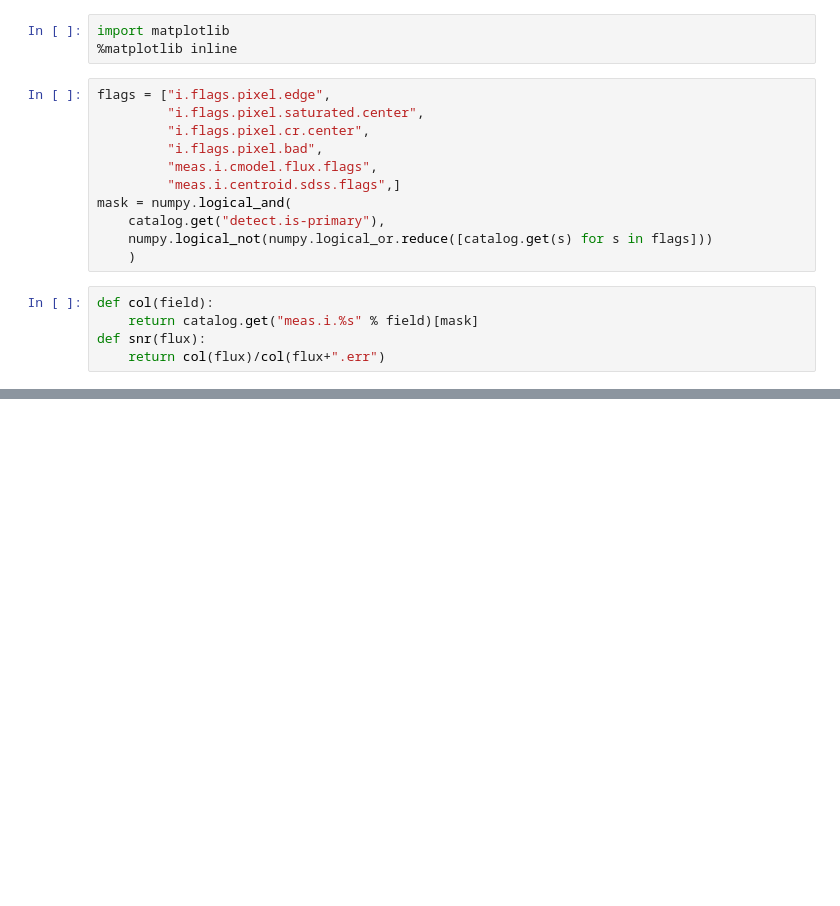
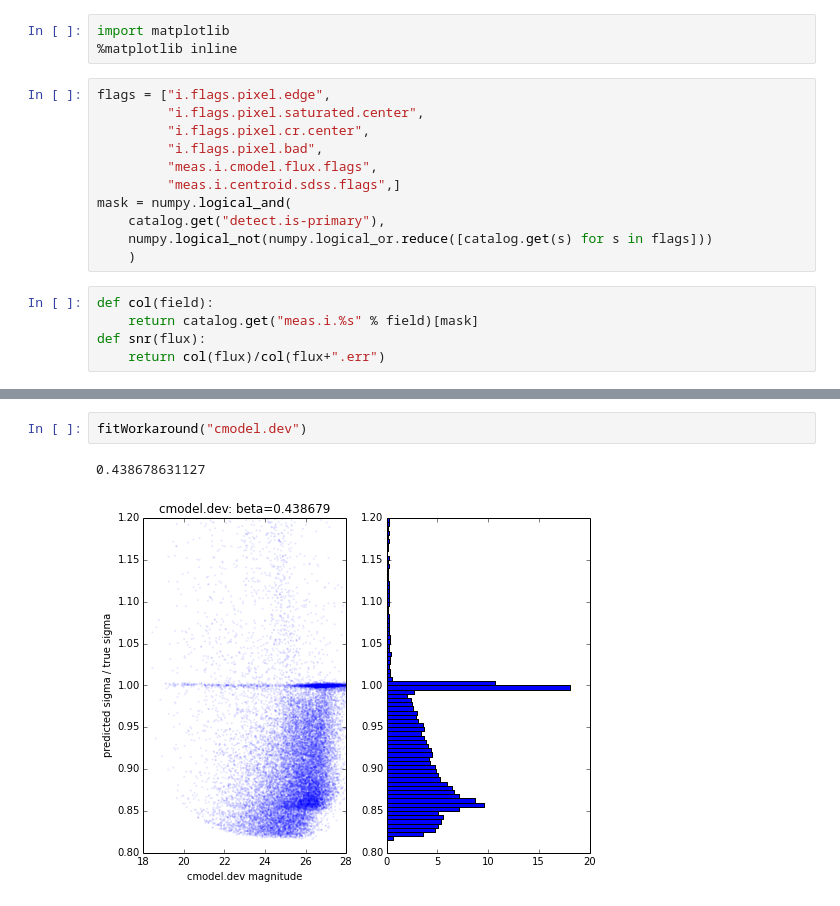
Before and after one commit to TallJimbo/analysis, a Jupyter notebook: HSC-1313.ipynb, the cells around one changed output, grey strips where cells are left out. Cells and saved outputs as stored; diff of their text form; blank space fills up the shorter version.

```diff
--- a/HSC-1313.ipynb
+++ b/HSC-1313.ipynb
@@ -147,0 +168,5 @@ fig.savefig("ErrvsMag.png")
+# %%
+fitWorkaround("cmodel.dev")
+# %% [output]
+0.438678631127
+[figure, added]
```
Also changed, not shown: parts of 12 cells of this notebook.
